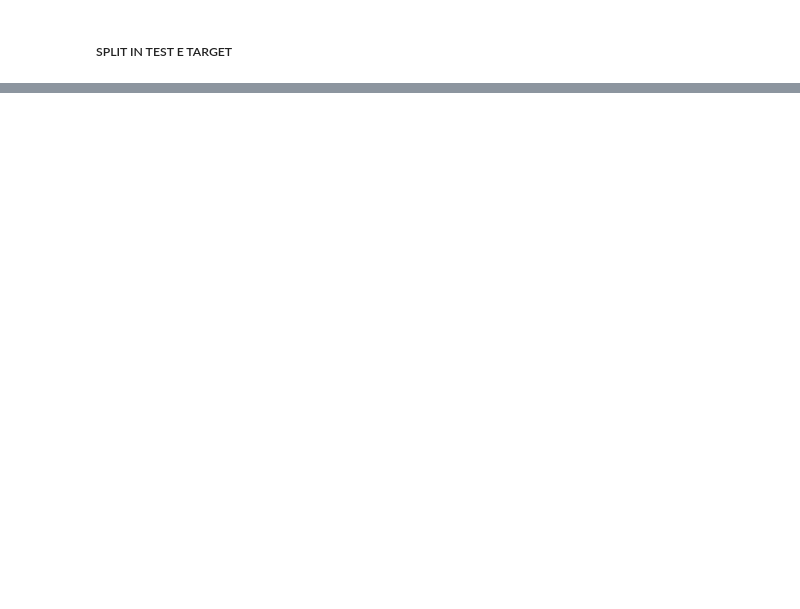
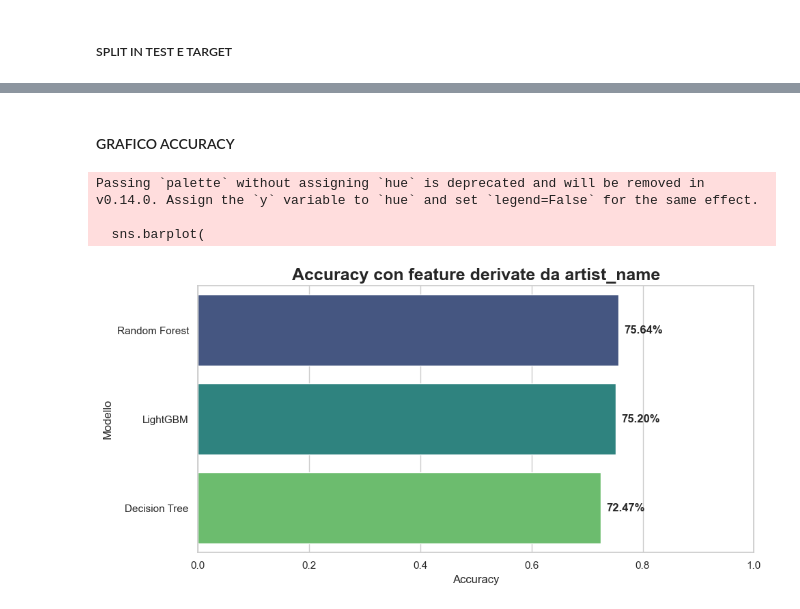
Before and after one commit to lunazenon/ClassificazioneGeneriMusicali, a Jupyter notebook: classificazione_generi_musicali.ipynb, the cells around one changed output, grey strips where cells are left out. Drawn from its saved outputs; the diff is of its cells as text; code cells hidden in the pictures; blank space fills up the shorter version.

```diff
--- a/classificazione_generi_musicali.ipynb
+++ b/classificazione_generi_musicali.ipynb
@@ -571,14 +552,16 @@ df["loud_energy"] = df["loudness"] * df["energy"]
 # %%
 from sklearn.model_selection import train_test_split
 
-X = df.drop('music_genre', axis=1)
+X = df.drop(
+    columns=["music_genre", "music_genre_encoded"]
+)
 
-y = df['music_genre']
+y = df["music_genre_encoded"]
 
 X_train, X_test, y_train, y_test = train_test_split(
     X,
     y,
-    test_size=0.2,
+    test_size=0.20,
     random_state=42,
     stratify=y
 )
@@ -587,7 +567,0 @@ X_train, X_test, y_train, y_test = train_test_split(
-# %%
-from sklearn.preprocessing import StandardScaler
-
-scaler = StandardScaler()
-
-X_train = scaler.fit_transform(X_train)
-X_test = scaler.transform(X_test)
@@ -698,0 +729,39 @@ Modello: LightGBM (Massima Performance)   | Accuracy Ottenuta: 57.44%
+# %% [markdown]
+#### GRAFICO ACCURACY
+# %%
+
+plt.figure(figsize=(10, 5))
+
+sns.barplot(
+    data=risultati_df,
+    x="Accuracy",
+    y="Modello",
+    palette="viridis"
+)
+
+plt.title(
+    "Accuracy con feature derivate da artist_name",
+    fontsize=18,
+    fontweight="bold"
+)
+
+plt.xlabel("Accuracy")
+plt.ylabel("Modello")
+plt.xlim(0, 1)
+
+for i, valore in enumerate(risultati_df["Accuracy"]):
+    plt.text(
+        valore + 0.01,
+        i,
+        f"{valore:.2%}",
+        va="center",
+        fontweight="bold"
+    )
+
+plt.tight_layout()
+plt.show()
+# %% [output]
+Passing `palette` without assigning `hue` is deprecated and will be removed in v0.14.0. Assign the `y` variable to `hue` and set `legend=False` for the same effect.
+
+  sns.barplot(
+[figure, added]
```
Also changed, not shown: parts of 31 cells of this notebook.
